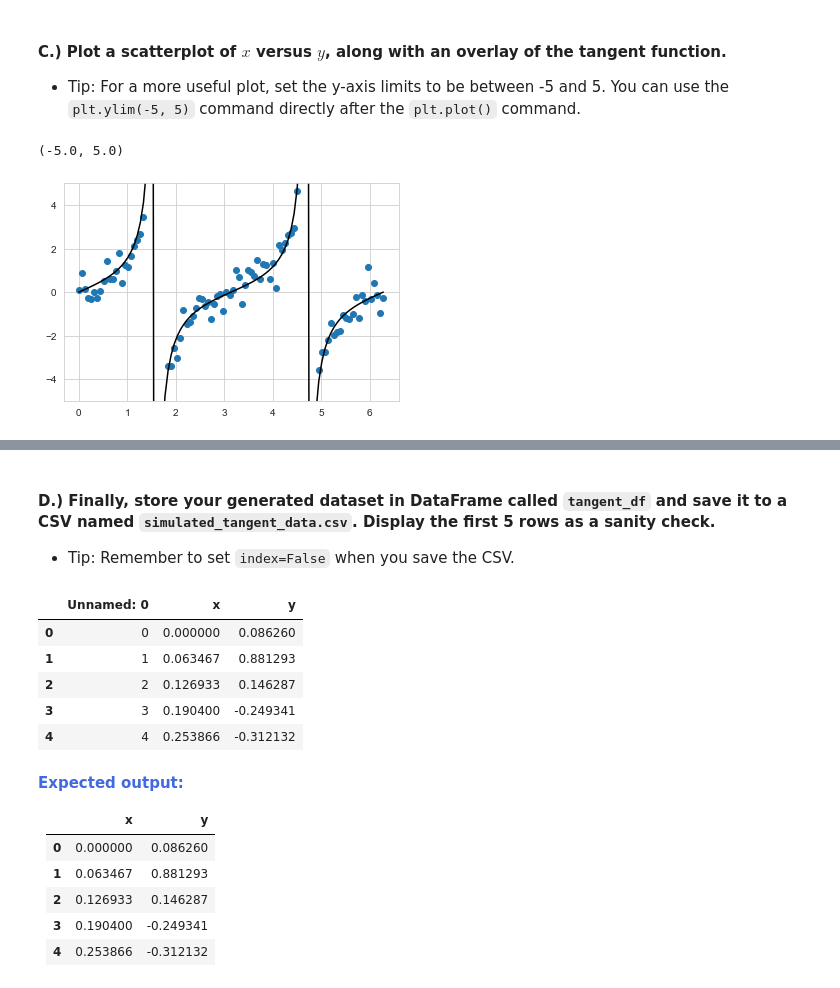
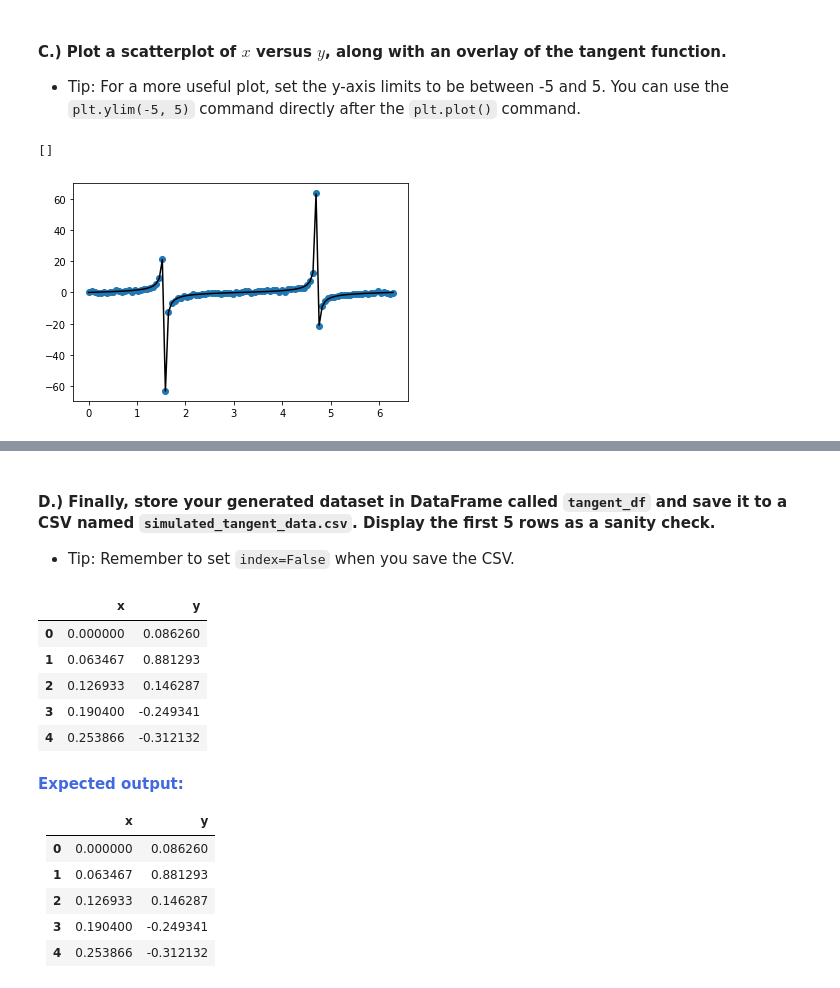
Before and after one commit to denious/EliteDataScience-ML-Masterclass, a Jupyter notebook: How the World Works/1 - Workbook - Fake It Til You Make It (Simulations).ipynb, the cells around one changed output, grey strips where cells are left out. Drawn from its saved outputs; the diff is of its cells as text; code cells hidden in the pictures.

```diff
--- a/How the World Works/1 - Workbook - Fake It Til You Make It (Simulations).ipynb
+++ b/How the World Works/1 - Workbook - Fake It Til You Make It (Simulations).ipynb
@@ -244,15 +244,14 @@ array([ 0.08625973,  0.88129314,  0.14628738, -0.24934064, -0.31213198])
 # %%
 # Scatterplot of x and y
 plt.scatter(x, y)
 
 # Overlay the tangent function
 plt.plot(x, np.tan(x), color='k')
 
 plt.plot()
-plt.ylim(-5, 5)
 # %% [output]
-(-5.0, 5.0)
+[]
-[figure, old version]
+[figure, new version]
 # %% [markdown]
 <strong style="color:RoyalBlue">Expected output:</strong>
 
@@ -265,18 +264,18 @@ plt.ylim(-5, 5)
 tangent_df = pd.DataFrame({'x': x, 'y': y})
 
 # Save to CSV
-tangent_df.to_csv('./tangent_df.csv')
+tangent_df.to_csv('./simulated_tangent_data.csv')
 
 # Sanity check: first 5 rows
-tangent_df_test = pd.read_csv('./tangent_df.csv')
+tangent_df_test = pd.read_csv('./simulated_tangent_data.csv', index_col=0)
 tangent_df_test.head()
 # %% [output]
-|  | Unnamed: 0 | x | y |
-| 0 | 0 | 0.000000 | 0.086260 |
-| 1 | 1 | 0.063467 | 0.881293 |
-| 2 | 2 | 0.126933 | 0.146287 |
-| 3 | 3 | 0.190400 | -0.249341 |
-| 4 | 4 | 0.253866 | -0.312132 |
+|  | x | y |
+| 0 | 0.000000 | 0.086260 |
+| 1 | 0.063467 | 0.881293 |
+| 2 | 0.126933 | 0.146287 |
+| 3 | 0.190400 | -0.249341 |
+| 4 | 0.253866 | -0.312132 |
 # %% [markdown]
 <strong style="color:RoyalBlue">Expected output:</strong>
 <table border="1" class="dataframe">
```
Also changed, not shown: 4 other files.
